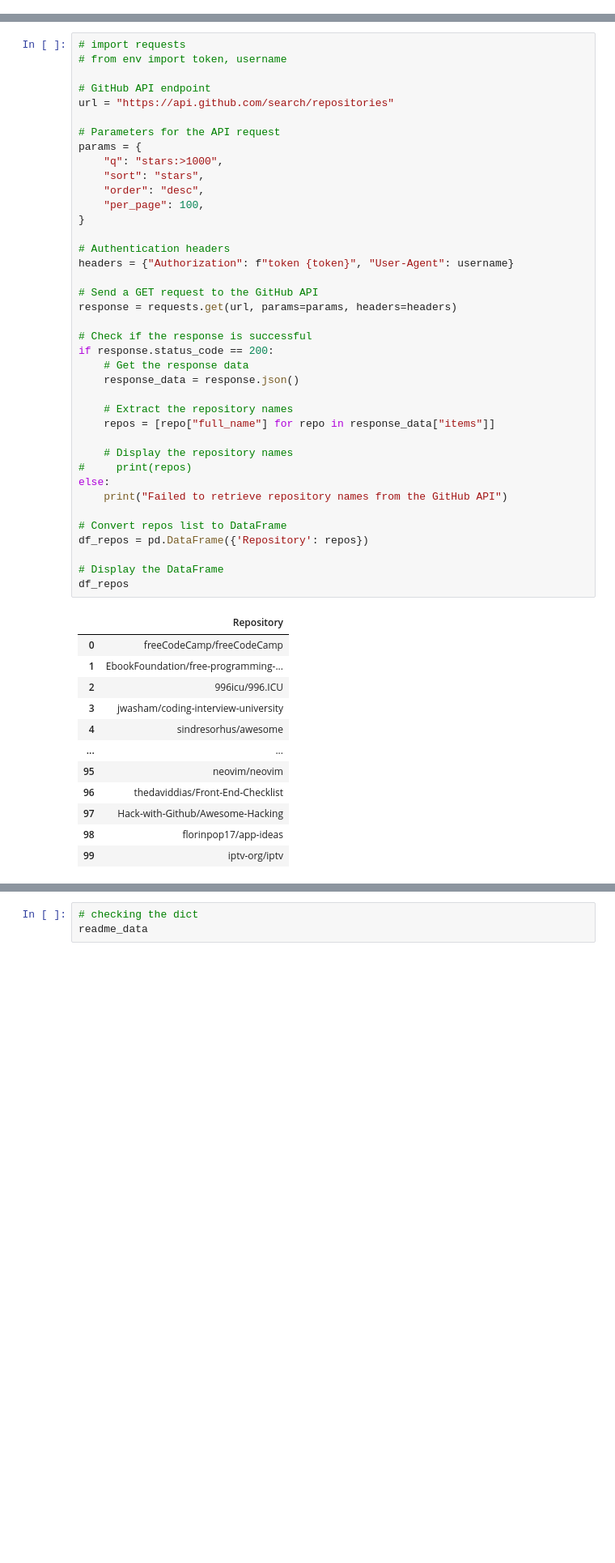
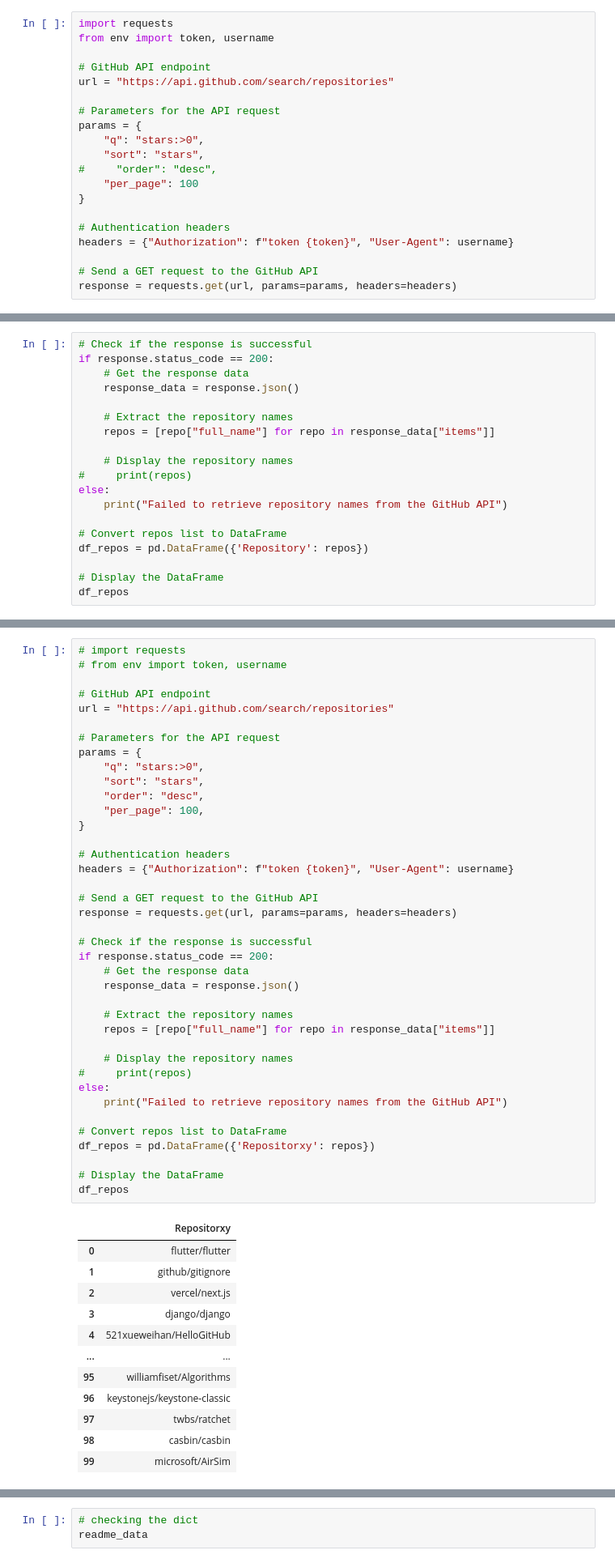
Before and after one commit to taylor-garcia-moore/nlp-project, a Jupyter notebook: working_am.ipynb, the cells around one changed output, grey strips where cells are left out. Shown at 81% size. Drawn from its saved outputs; the diff is of its cells as text; blank space fills up the shorter version.

```diff
--- a/working_am.ipynb
+++ b/working_am.ipynb
@@ -8,0 +110,20 @@ from env import token, username
+# %%
+import requests
+from env import token, username
+
+# GitHub API endpoint
+url = "https://api.github.com/search/repositories"
+
+# Parameters for the API request
+params = {
+    "q": "stars:>0",
+    "sort": "stars",
+#     "order": "desc",
+    "per_page": 100
+}
+
+# Authentication headers
+headers = {"Authorization": f"token {token}", "User-Agent": username}
+
+# Send a GET request to the GitHub API
+response = requests.get(url, params=params, headers=headers)
@@ -8,0 +150,19 @@ from env import token, username
+# %%
+# Check if the response is successful
+if response.status_code == 200:
+    # Get the response data
+    response_data = response.json()
+
+    # Extract the repository names
+    repos = [repo["full_name"] for repo in response_data["items"]]
+
+    # Display the repository names
+#     print(repos)
+else:
+    print("Failed to retrieve repository names from the GitHub API")
+
+# Convert repos list to DataFrame
+df_repos = pd.DataFrame({'Repository': repos})
+
+# Display the DataFrame
+df_repos
@@ -15,49 +189,49 @@ url = "https://api.github.com/search/repositories"
 
 # Parameters for the API request
 params = {
-    "q": "stars:>1000",
+    "q": "stars:>0",
     "sort": "stars",
     "order": "desc",
     "per_page": 100,
 }
 
 # Authentication headers
 headers = {"Authorization": f"token {token}", "User-Agent": username}
 
 # Send a GET request to the GitHub API
 response = requests.get(url, params=params, headers=headers)
 
 # Check if the response is successful
 if response.status_code == 200:
     # Get the response data
     response_data = response.json()
 
     # Extract the repository names
     repos = [repo["full_name"] for repo in response_data["items"]]
 
     # Display the repository names
 #     print(repos)
 else:
     print("Failed to retrieve repository names from the GitHub API")
 
 # Convert repos list to DataFrame
-df_repos = pd.DataFrame({'Repository': repos})
+df_repos = pd.DataFrame({'Repositorxy': repos})
 
 # Display the DataFrame
 df_repos
 # %% [output]
-|  | Repository |
-| 0 | freeCodeCamp/freeCodeCamp |
-| 1 | EbookFoundation/free-programming-... |
-| 2 | 996icu/996.ICU |
-| 3 | jwasham/coding-interview-university |
-| 4 | sindresorhus/awesome |
+|  | Repositorxy |
+| 0 | flutter/flutter |
+| 1 | github/gitignore |
+| 2 | vercel/next.js |
+| 3 | django/django |
+| 4 | 521xueweihan/HelloGitHub |
 | ... | ... |
-| 95 | neovim/neovim |
-| 96 | thedaviddias/Front-End-Checklist |
-| 97 | Hack-with-Github/Awesome-Hacking |
-| 98 | florinpop17/app-ideas |
-| 99 | iptv-org/iptv |
+| 95 | williamfiset/Algorithms |
+| 96 | keystonejs/keystone-classic |
+| 97 | twbs/ratchet |
+| 98 | casbin/casbin |
+| 99 | microsoft/AirSim |
 100 rows × 1 columns
 # %%
 # Scrape README files and store their content in a dictionary
```
Also changed, not shown: parts of 17 cells of this notebook, 5 other files.
